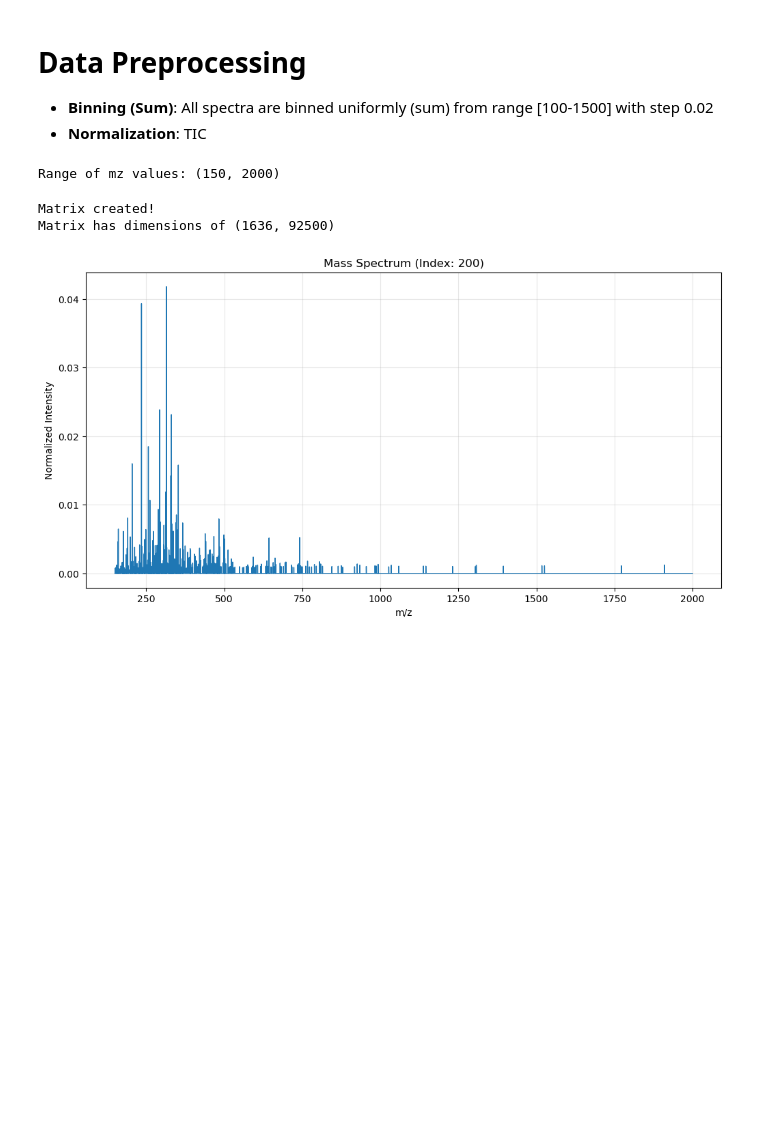
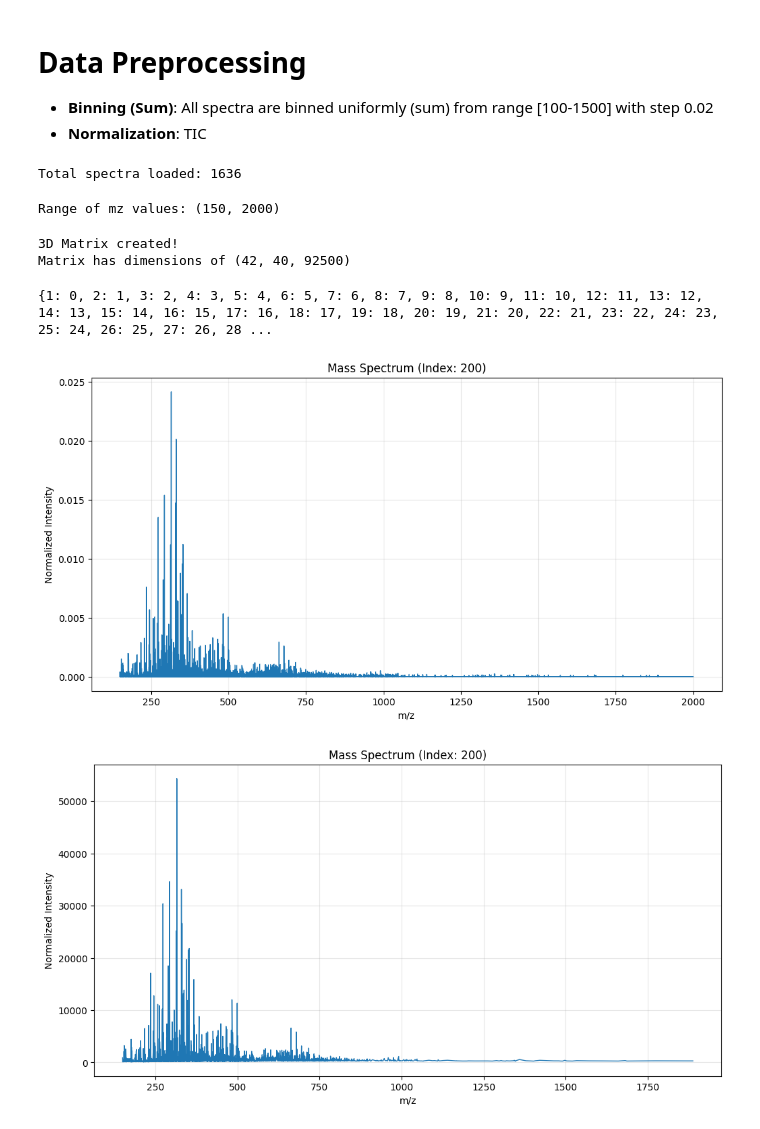
Before and after one commit to Tapiwamaz/HonoursResearch, a Jupyter notebook: Notebooks/Preprocess.ipynb, the cells around one changed output. Drawn from its saved outputs; the diff is of its cells as text; code cells hidden in the pictures; blank space fills up the shorter version.

```diff
--- a/Notebooks/Preprocess.ipynb
+++ b/Notebooks/Preprocess.ipynb
@@ -13,12 +13,15 @@ import math
 
 
 p = ImzMLParser('../Data/LPS/Control1.imzml')
+
 my_spectra = []
-for idx, (x,y,z) in enumerate(p.coordinates):
+for idx, (x,y,_) in enumerate(p.coordinates):
     mzs, intensities = p.getspectrum(idx)
-    my_spectra.append([mzs, intensities, (x, y, z)])
+    my_spectra.append([mzs, intensities, (x, y)])
 
 print(f"Total spectra loaded: {len(my_spectra)}")
+# %% [output]
+Total spectra loaded: 1636
 # %%
 max_mz = -float('inf')
 min_mz = float('inf')
@@ -29,36 +32,64 @@ print(f'Range of mz values:',(min_mz,max_mz))
 # %% [output]
 Range of mz values: (150, 2000)
 # %%
-common_mzs = np.arange(min_mz,max_mz,0.02)
-binned = np.zeros((len(my_spectra), len(common_mzs)), dtype=np.float32)
+# Assuming `my_spectra` contains tuples of (mzs, intensities, (x, y)) where (x, y) are the coordinates of the spectrum.
 
-for i, (mzs, intensities,_) in enumerate(my_spectra):
+# Define the range of x and y coordinates
+x_coords = sorted(set(coord[0] for _, _, coord in my_spectra))
+y_coords = sorted(set(coord[1] for _, _, coord in my_spectra))
+
+# Create mappings from coordinates to indices
+x_to_index = {x: i for i, x in enumerate(x_coords)}
+y_to_index = {y: i for i, y in enumerate(y_coords)}
+
+# Initialize the 3D array: k x p x m
+common_mzs = np.arange(min_mz, max_mz, 0.02)
+binned = np.zeros((len(x_coords), len(y_coords),len(common_mzs)), dtype=np.float32)
+
+# Populate the 3D array
+for mzs, intensities, (x, y) in my_spectra:
+    x_idx = x_to_index[x]
+    y_idx = y_to_index[y]
     indices = np.digitize(mzs, common_mzs) - 1
     for k, val in zip(indices, intensities):
-        if 0 <= k < binned.shape[1]:
-            binned[i, k] += val
+        if 0 <= k < binned.shape[2]:
+            binned[x_idx, y_idx, k] += val
 
+# Normalize the intensities along the m-axis (summing over k)
+tic = binned.sum(axis=2, keepdims=True)
+tic[tic == 0] = 1
 
-tic = binned.sum(axis=1, keepdims=True)
 X = binned / tic
 
 # Convert to float16 AFTER normalization (values are now 0-1 range)
 X = X.astype(np.float16)
-print(f"Matrix created!")
-print(f"Matrix has dimensions of",X.shape)
+
+print(f"3D Matrix created!")
+print(f"Matrix has dimensions of {X.shape}")
 # %% [output]
-Matrix created!
-Matrix has dimensions of (1636, 92500)
+3D Matrix created!
+Matrix has dimensions of (42, 40, 92500)
 # %%
-
+print(y_to_index)
 # Plot a random spectrum
 spectrum_idx = 200
 plt.figure(figsize=(12, 6))
-plt.plot(common_mzs, X[spectrum_idx], linewidth=1.0)
+plt.plot(common_mzs, X[0][0], linewidth=1.0)
 plt.xlabel('m/z')
 plt.ylabel('Normalized Intensity')
 plt.title(f'Mass Spectrum (Index: {spectrum_idx})')
 plt.grid(True, alpha=0.3)
 plt.show()
+
+spectrum_idx = 200
+plt.figure(figsize=(12, 6))
+plt.plot(my_spectra[0][0], my_spectra[0][1], linewidth=1.0)
+plt.xlabel('m/z')
+plt.ylabel('Normalized Intensity')
+plt.title(f'Mass Spectrum (Index: {spectrum_idx})')
+plt.grid(True, alpha=0.3)
+plt.show()
 # %% [output]
+{1: 0, 2: 1, 3: 2, 4: 3, 5: 4, 6: 5, 7: 6, 8: 7, 9: 8, 10: 9, 11: 10, 12: 11, 13: 12, 14: 13, 15: 14, 16: 15, 17: 16, 18: 17, 19: 18, 20: 19, 21: 20, 22: 21, 23: 22, 24: 23, 25: 24, 26: 25, 27: 26, 28 ...
-[figure, old version]
+[figure, new version]
+[figure, added]
```
Also changed, not shown: parts of 3 cells of this notebook, 3 other files.
